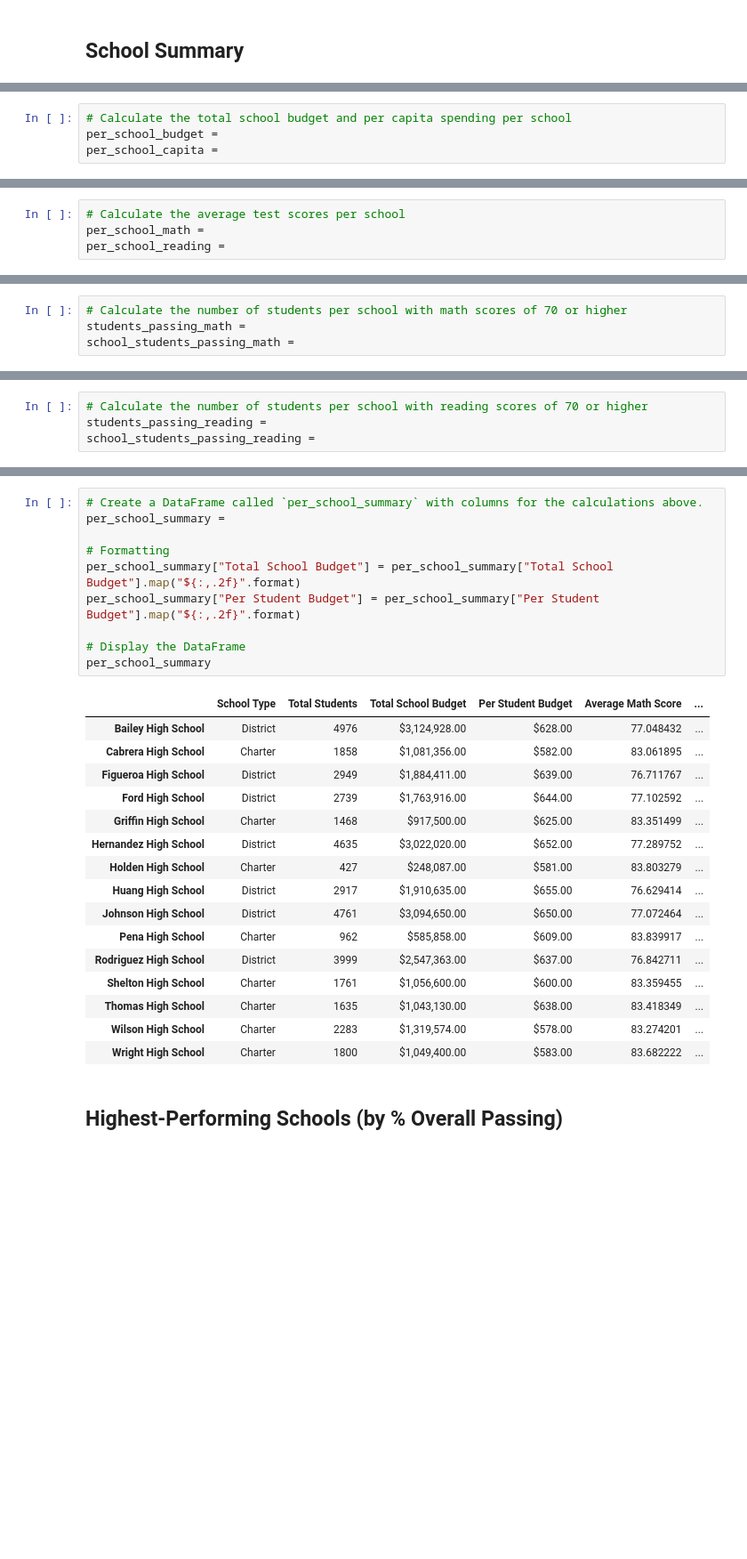
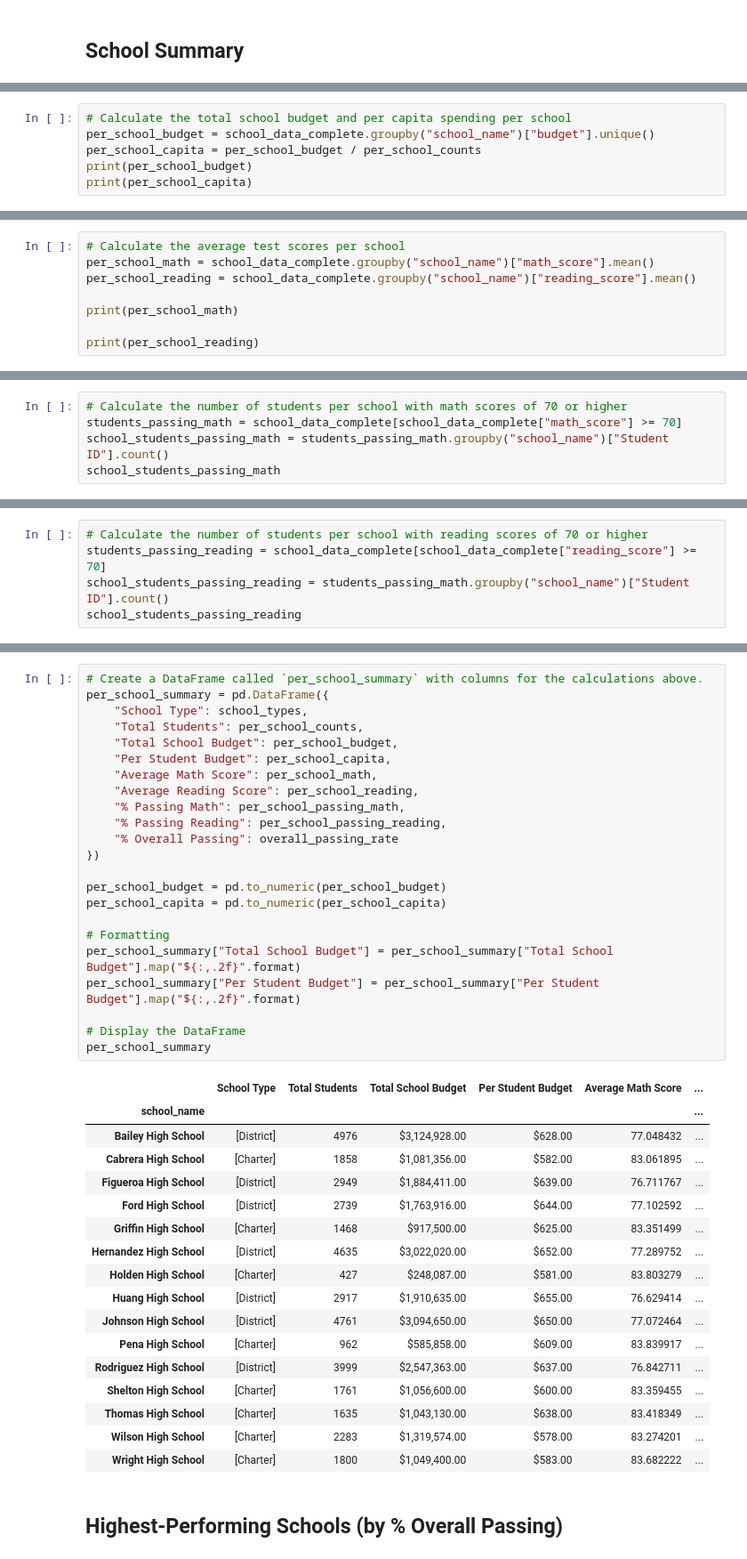
Before and after one commit to Kupp310/pandas-challenge, a Jupyter notebook: PyCitySchools/PyCitySchools_starter.ipynb, the cells around one changed output, grey strips where cells are left out. Shown: that part at 89% size. Drawn from its saved outputs; the diff is of its cells as text; blank space fills up the shorter version.

```diff
--- a/PyCitySchools/PyCitySchools_starter.ipynb
+++ b/PyCitySchools/PyCitySchools_starter.ipynb
@@ -111,4 +156,6 @@ per_school_counts =
 # %%
 # Calculate the total school budget and per capita spending per school
-per_school_budget =
-per_school_capita =
+per_school_budget = school_data_complete.groupby("school_name")["budget"].unique()
+per_school_capita = per_school_budget / per_school_counts
+print(per_school_budget)
+print(per_school_capita)
@@ -115,4 +180,8 @@ per_school_capita =
 # %%
 # Calculate the average test scores per school
-per_school_math =
-per_school_reading =
+per_school_math = school_data_complete.groupby("school_name")["math_score"].mean()
+per_school_reading = school_data_complete.groupby("school_name")["reading_score"].mean()
+
+print(per_school_math)
+
+print(per_school_reading)
@@ -119,4 +206,5 @@ per_school_reading =
 # %%
 # Calculate the number of students per school with math scores of 70 or higher
-students_passing_math =
-school_students_passing_math =
+students_passing_math = school_data_complete[school_data_complete["math_score"] >= 70]
+school_students_passing_math = students_passing_math.groupby("school_name")["Student ID"].count()
+school_students_passing_math
@@ -123,4 +229,5 @@ school_students_passing_math =
 # %%
 # Calculate the number of students per school with reading scores of 70 or higher
-students_passing_reading =
-school_students_passing_reading =
+students_passing_reading = school_data_complete[school_data_complete["reading_score"] >= 70]
+school_students_passing_reading = students_passing_math.groupby("school_name")["Student ID"].count()
+school_students_passing_reading
@@ -138,30 +304,44 @@ overall_passing_rate = school_students_passing_math_and_reading / per_school_cou
 # %%
 # Create a DataFrame called `per_school_summary` with columns for the calculations above.
-per_school_summary =
+per_school_summary = pd.DataFrame({
+    "School Type": school_types,
+    "Total Students": per_school_counts,
+    "Total School Budget": per_school_budget,
+    "Per Student Budget": per_school_capita,
+    "Average Math Score": per_school_math,
+    "Average Reading Score": per_school_reading,
+    "% Passing Math": per_school_passing_math,
+    "% Passing Reading": per_school_passing_reading,
+    "% Overall Passing": overall_passing_rate
+})
+
+per_school_budget = pd.to_numeric(per_school_budget)
+per_school_capita = pd.to_numeric(per_school_capita)
 
 # Formatting
 per_school_summary["Total School Budget"] = per_school_summary["Total School Budget"].map("${:,.2f}".format)
 per_school_summary["Per Student Budget"] = per_school_summary["Per Student Budget"].map("${:,.2f}".format)
 
 # Display the DataFrame
 per_school_summary
 # %% [output]
 |  | School Type | Total Students | Total School Budget | Per Student Budget | Average Math Score | ... |
-| Bailey High School | District | 4976 | $3,124,928.00 | $628.00 | 77.048432 | ... |
-| Cabrera High School | Charter | 1858 | $1,081,356.00 | $582.00 | 83.061895 | ... |
-| Figueroa High School | District | 2949 | $1,884,411.00 | $639.00 | 76.711767 | ... |
-| Ford High School | District | 2739 | $1,763,916.00 | $644.00 | 77.102592 | ... |
-| Griffin High School | Charter | 1468 | $917,500.00 | $625.00 | 83.351499 | ... |
-| Hernandez High School | District | 4635 | $3,022,020.00 | $652.00 | 77.289752 | ... |
-| Holden High School | Charter | 427 | $248,087.00 | $581.00 | 83.803279 | ... |
-| Huang High School | District | 2917 | $1,910,635.00 | $655.00 | 76.629414 | ... |
-| Johnson High School | District | 4761 | $3,094,650.00 | $650.00 | 77.072464 | ... |
-| Pena High School | Charter | 962 | $585,858.00 | $609.00 | 83.839917 | ... |
-| Rodriguez High School | District | 3999 | $2,547,363.00 | $637.00 | 76.842711 | ... |
-| Shelton High School | Charter | 1761 | $1,056,600.00 | $600.00 | 83.359455 | ... |
-| Thomas High School | Charter | 1635 | $1,043,130.00 | $638.00 | 83.418349 | ... |
-| Wilson High School | Charter | 2283 | $1,319,574.00 | $578.00 | 83.274201 | ... |
-| Wright High School | Charter | 1800 | $1,049,400.00 | $583.00 | 83.682222 | ... |
+| school_name |  |  |  |  |  | ... |
+| Bailey High School | [District] | 4976 | $3,124,928.00 | $628.00 | 77.048432 | ... |
+| Cabrera High School | [Charter] | 1858 | $1,081,356.00 | $582.00 | 83.061895 | ... |
+| Figueroa High School | [District] | 2949 | $1,884,411.00 | $639.00 | 76.711767 | ... |
+| Ford High School | [District] | 2739 | $1,763,916.00 | $644.00 | 77.102592 | ... |
+| Griffin High School | [Charter] | 1468 | $917,500.00 | $625.00 | 83.351499 | ... |
+| Hernandez High School | [District] | 4635 | $3,022,020.00 | $652.00 | 77.289752 | ... |
+| Holden High School | [Charter] | 427 | $248,087.00 | $581.00 | 83.803279 | ... |
+| Huang High School | [District] | 2917 | $1,910,635.00 | $655.00 | 76.629414 | ... |
+| Johnson High School | [District] | 4761 | $3,094,650.00 | $650.00 | 77.072464 | ... |
+| Pena High School | [Charter] | 962 | $585,858.00 | $609.00 | 83.839917 | ... |
+| Rodriguez High School | [District] | 3999 | $2,547,363.00 | $637.00 | 76.842711 | ... |
+| Shelton High School | [Charter] | 1761 | $1,056,600.00 | $600.00 | 83.359455 | ... |
+| Thomas High School | [Charter] | 1635 | $1,043,130.00 | $638.00 | 83.418349 | ... |
+| Wilson High School | [Charter] | 2283 | $1,319,574.00 | $578.00 | 83.274201 | ... |
+| Wright High School | [Charter] | 1800 | $1,049,400.00 | $583.00 | 83.682222 | ... |
 # %% [markdown]
 ## Highest-Performing Schools (by % Overall Passing)
 # %%
```
Also changed, not shown: parts of 11 cells of this notebook.
